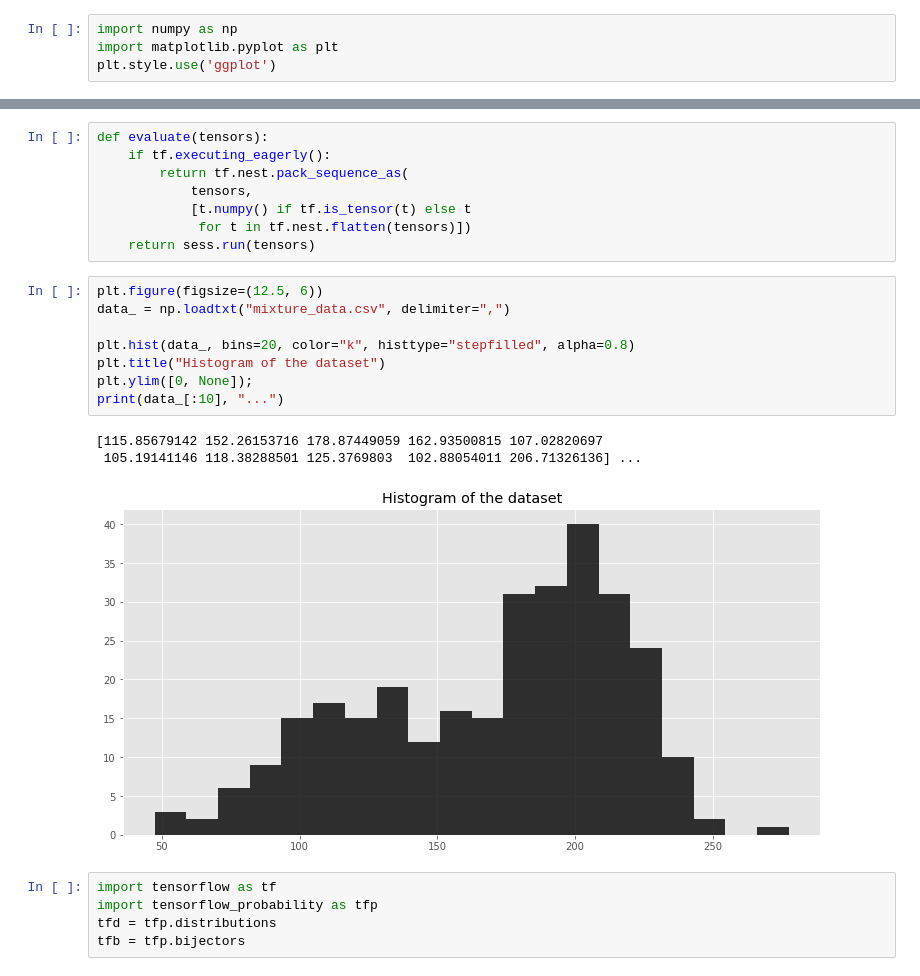
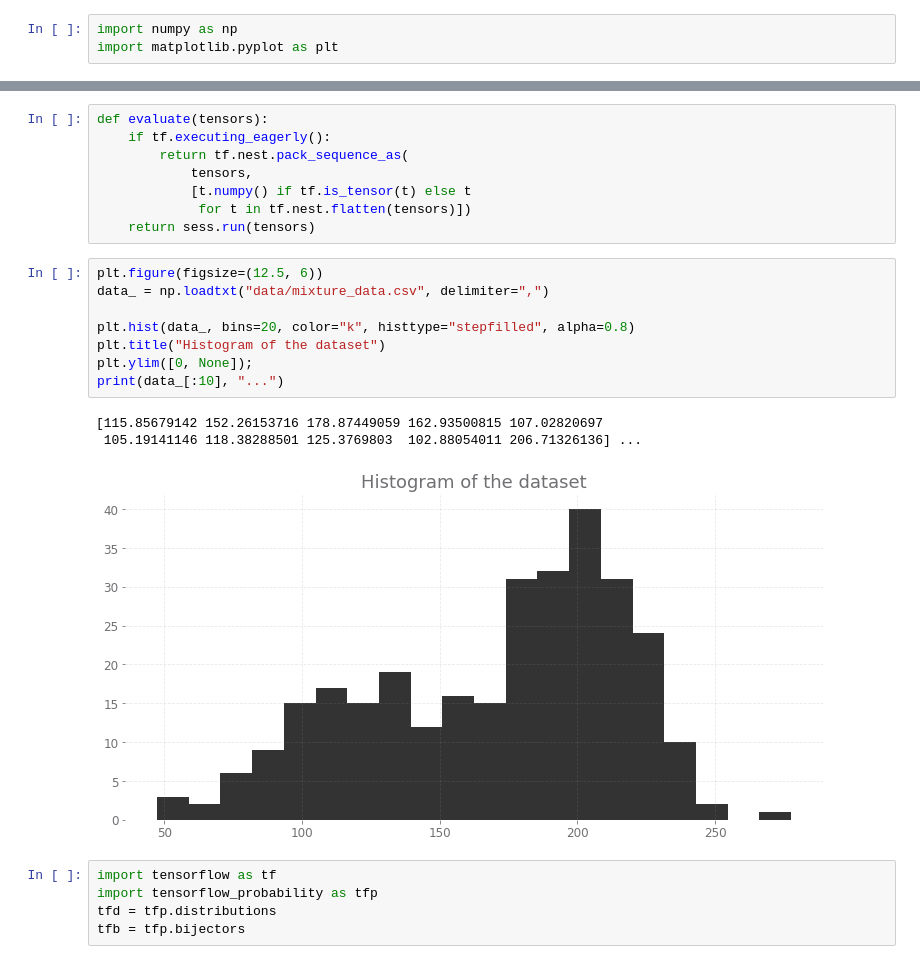
Before and after one commit to suriyadeepan/PracticalBayes, a Jupyter notebook: 4. Cluster Analysis.ipynb, the cells around one changed output, grey strips where cells are left out. Cells and saved outputs as stored; diff of their text form.

```diff
--- a/4. Cluster Analysis.ipynb
+++ b/4. Cluster Analysis.ipynb
@@ -3,4 +6,3 @@
 # %%
 import numpy as np
 import matplotlib.pyplot as plt
-plt.style.use('ggplot')
@@ -23,16 +18,16 @@ def evaluate(tensors):
     return sess.run(tensors)
 # %%
 plt.figure(figsize=(12.5, 6))
-data_ = np.loadtxt("mixture_data.csv", delimiter=",")
+data_ = np.loadtxt("data/mixture_data.csv", delimiter=",")
 
 plt.hist(data_, bins=20, color="k", histtype="stepfilled", alpha=0.8)
 plt.title("Histogram of the dataset")
 plt.ylim([0, None]);
 print(data_[:10], "...")
 # %% [output]
 [115.85679142 152.26153716 178.87449059 162.93500815 107.02820697
  105.19141146 118.38288501 125.3769803  102.88054011 206.71326136] ...
-[figure, old version]
+[figure, new version]
 # %%
 import tensorflow as tf
 import tensorflow_probability as tfp
```
Also changed, not shown: parts of 11 cells of this notebook, 1 other file.
